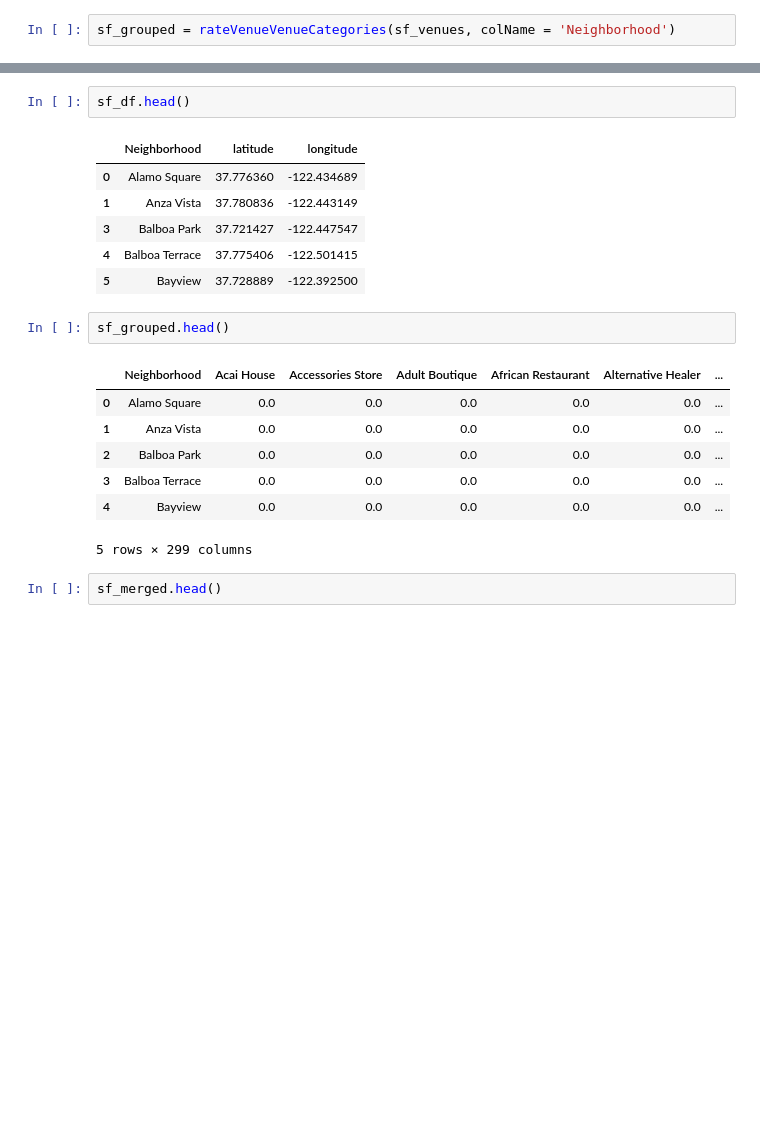
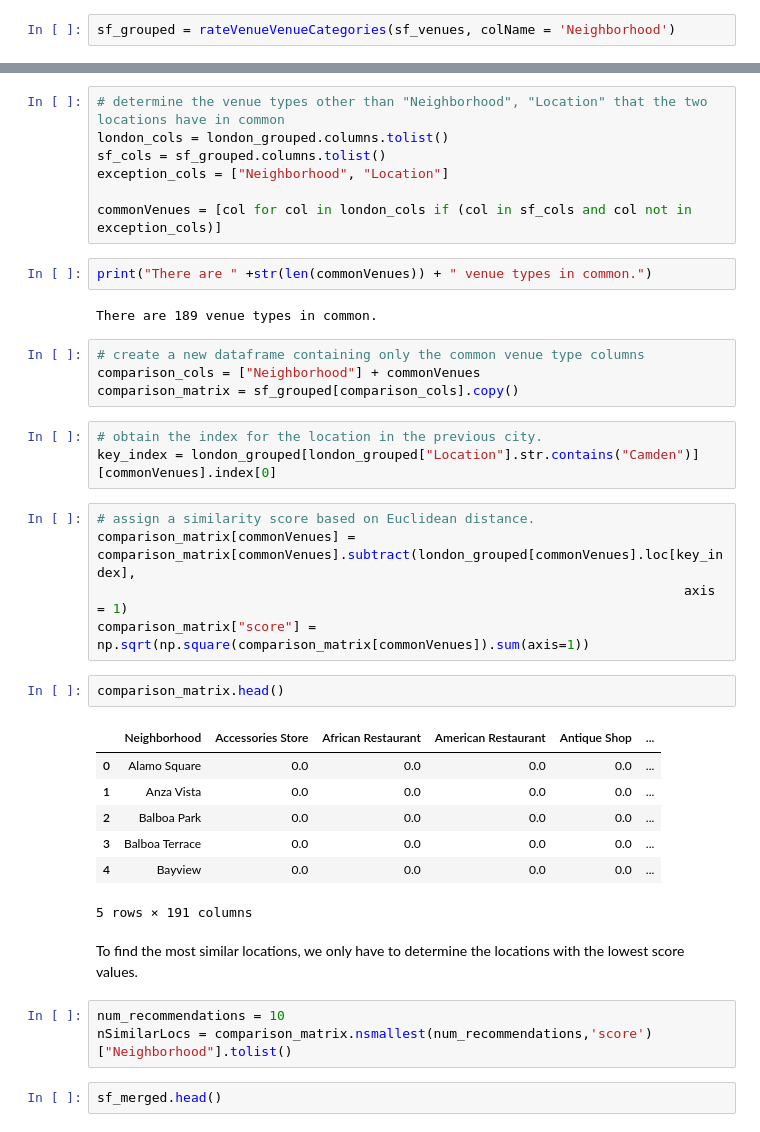
Before and after one commit to yjthoo/Coursera_Capstone, a Jupyter notebook: TravelRecommendation_notebook.ipynb, the cells around one changed output, grey strips where cells are left out. Cells and saved outputs as stored; diff of their text form; blank space fills up the shorter version.

```diff
--- a/TravelRecommendation_notebook.ipynb
+++ b/TravelRecommendation_notebook.ipynb
@@ -633,22 +632,41 @@ london_venues[london_venues["Location"].str.contains("Camden")].head()
+# %%
+# determine the venue types other than "Neighborhood", "Location" that the two locations have in common
+london_cols = london_grouped.columns.tolist()
+sf_cols = sf_grouped.columns.tolist()
+exception_cols = ["Neighborhood", "Location"]
+
+commonVenues = [col for col in london_cols if (col in sf_cols and col not in exception_cols)]
+# %%
+print("There are " +str(len(commonVenues)) + " venue types in common.")
+# %% [output]
+There are 189 venue types in common.
+# %%
+# create a new dataframe containing only the common venue type columns
+comparison_cols = ["Neighborhood"] + commonVenues
+comparison_matrix = sf_grouped[comparison_cols].copy()
+# %%
+# obtain the index for the location in the previous city.
+key_index = london_grouped[london_grouped["Location"].str.contains("Camden")][commonVenues].index[0]
+# %%
+# assign a similarity score based on Euclidean distance.
+comparison_matrix[commonVenues] = comparison_matrix[commonVenues].subtract(london_grouped[commonVenues].loc[key_index],
+                                                                           axis = 1)
+comparison_matrix["score"] = np.sqrt(np.square(comparison_matrix[commonVenues]).sum(axis=1))
 # %%
-sf_df.head()
+comparison_matrix.head()
 # %% [output]
-|  | Neighborhood | latitude | longitude |
-| 0 | Alamo Square | 37.776360 | -122.434689 |
-| 1 | Anza Vista | 37.780836 | -122.443149 |
-| 3 | Balboa Park | 37.721427 | -122.447547 |
-| 4 | Balboa Terrace | 37.775406 | -122.501415 |
-| 5 | Bayview | 37.728889 | -122.392500 |
+|  | Neighborhood | Accessories Store | African Restaurant | American Restaurant | Antique Shop | ... |
+| 0 | Alamo Square | 0.0 | 0.0 | 0.0 | 0.0 | ... |
+| 1 | Anza Vista | 0.0 | 0.0 | 0.0 | 0.0 | ... |
+| 2 | Balboa Park | 0.0 | 0.0 | 0.0 | 0.0 | ... |
+| 3 | Balboa Terrace | 0.0 | 0.0 | 0.0 | 0.0 | ... |
+| 4 | Bayview | 0.0 | 0.0 | 0.0 | 0.0 | ... |
+5 rows × 191 columns
-# %%
-sf_grouped.head()
-# %% [output]
-|  | Neighborhood | Acai House | Accessories Store | Adult Boutique | African Restaurant | Alternative Healer | ... |
-| 0 | Alamo Square | 0.0 | 0.0 | 0.0 | 0.0 | 0.0 | ... |
-| 1 | Anza Vista | 0.0 | 0.0 | 0.0 | 0.0 | 0.0 | ... |
-| 2 | Balboa Park | 0.0 | 0.0 | 0.0 | 0.0 | 0.0 | ... |
-| 3 | Balboa Terrace | 0.0 | 0.0 | 0.0 | 0.0 | 0.0 | ... |
-| 4 | Bayview | 0.0 | 0.0 | 0.0 | 0.0 | 0.0 | ... |
-5 rows × 299 columns
+# %% [markdown]
+To find the most similar locations, we only have to determine the locations with the lowest score values.
+# %%
+num_recommendations = 10
+nSimilarLocs = comparison_matrix.nsmallest(num_recommendations,'score')["Neighborhood"].tolist()
 # %%
 sf_merged.head()
 # %% [output]
```
Also changed, not shown: parts of 5 cells of this notebook.
